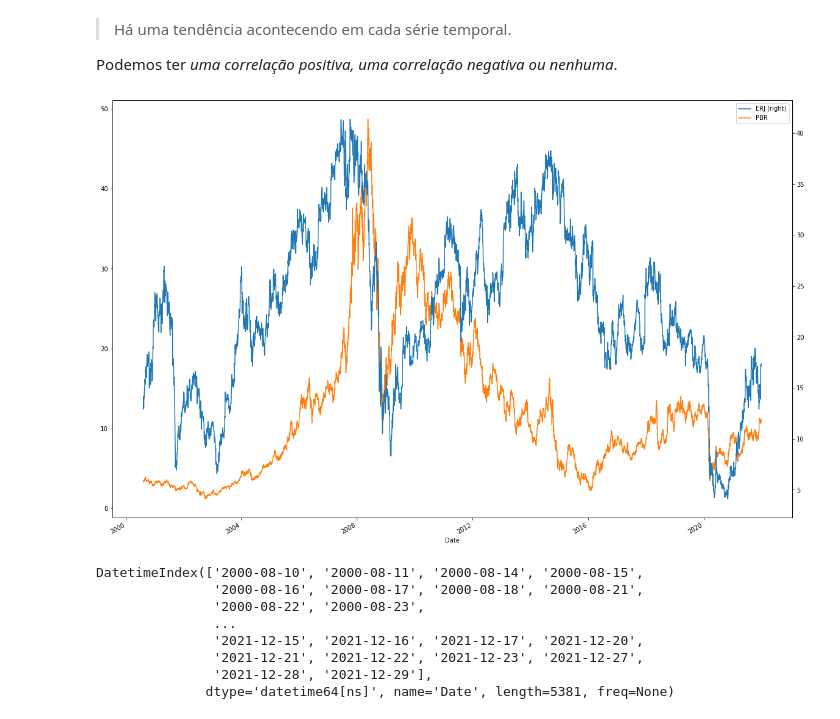
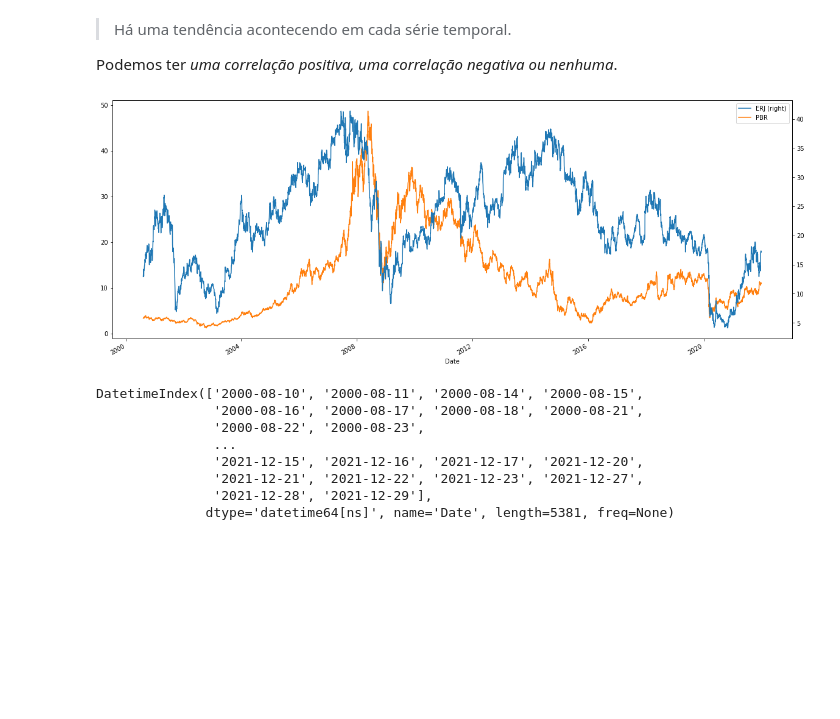
Before and after one commit to FGalvao77/Analise-de-correlacao-com-dados-financeiros, a Jupyter notebook: Análise_de_correlação_com_dados_financeiros.ipynb, the cells around one changed output. Drawn from its saved outputs; the diff is of its cells as text; code cells hidden in the pictures; blank space fills up the shorter version.

```diff
--- a/Análise_de_correlação_com_dados_financeiros.ipynb
+++ b/Análise_de_correlação_com_dados_financeiros.ipynb
@@ -137,9 +137,9 @@ Podemos ter _uma correlação positiva, uma correlação negativa ou nenhuma_.
 df_close = df['Adj Close']
 # %%
 # gráfico de linha da série temporal
-df_close.plot(secondary_y=data_2, figsize=(20,14));
+df_close.plot(secondary_y=data_2, figsize=(20,8));
 # %% [output]
-[figure, old version]
+[figure, new version]
 # %%
 # visualizando os índices
 df_close.index
```
Also changed, not shown: parts of 6 cells of this notebook.
